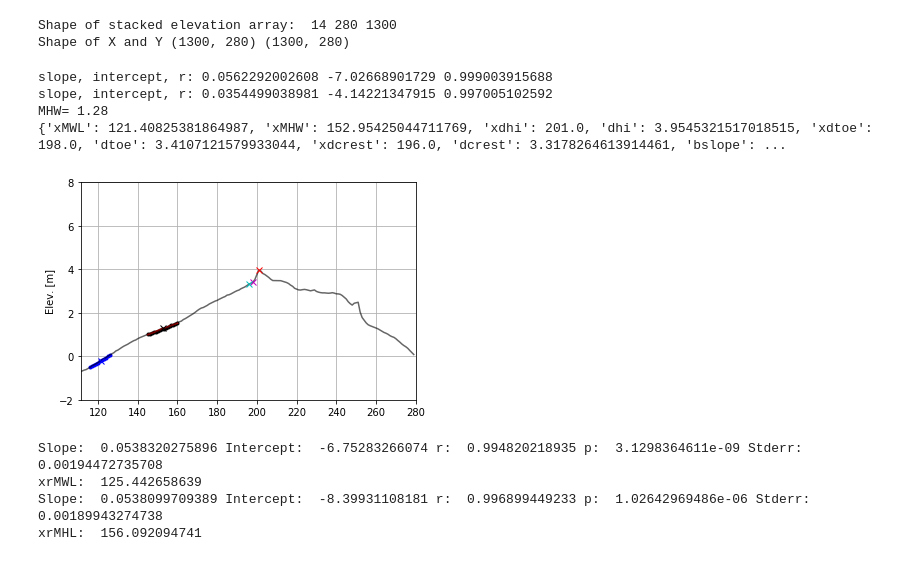
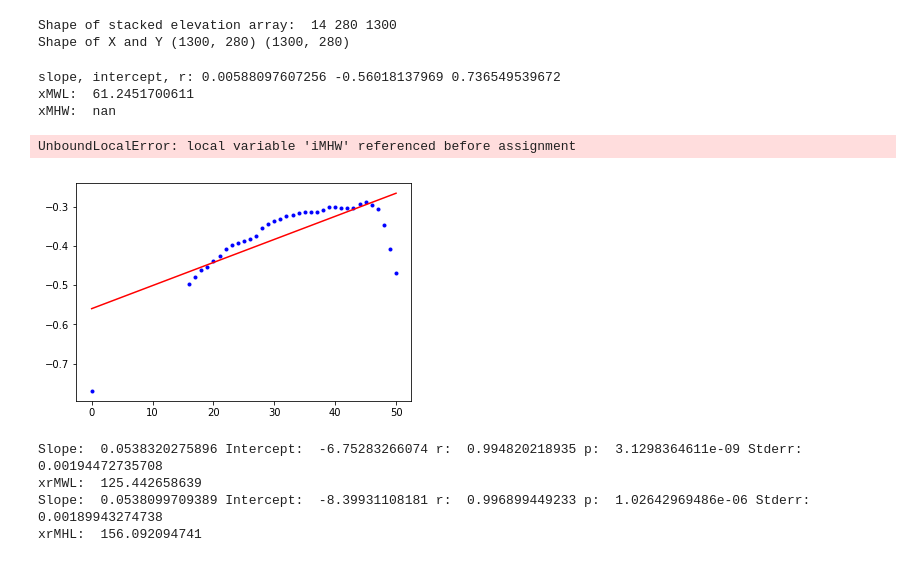
Before and after one commit to csherwood-usgs/Raster_calcs, a Jupyter notebook: Sandwich_profiles_from_xarray.ipynb, the cells around one changed output. Cells and saved outputs as stored; diff of their text form; code cells hidden in the pictures.

```diff
--- a/Sandwich_profiles_from_xarray.ipynb
+++ b/Sandwich_profiles_from_xarray.ipynb
@@ -115,37 +126,37 @@ def pmetrics(x, y, z, MWL, MHW):
 # %%
 # cross-shore coordinates are positive toward ocean...flip them around
-iy = 580
+iy = 10
 MWL=-0.2
 MHW=1.28
-z = np.flip( da[3,iy,:].values, 0 )
+z = np.flip( da[2,iy,:].values, 0 )
 x = np.flip( da.coords['Cross-shore'].values, 0)
 # reverse x-axis direction...now starts some arbitrary distance offshore
 xr = np.max(x)-x
 m = pmetrics(xr,iy,z,MWL,MHW)
 print(m)
 
 xmin = m['xMWL']-10
 xmax = 280
 cmap = 'coolwarm'
 
 plt.plot(xr, z, '-k', alpha = .6)
 plt.plot(m['xdhi'],m['dhi'],'xr')
 plt.plot(m['xdtoe'],m['dtoe'],'xm')
 plt.plot(m['xdcrest'],m['dcrest'],'xc')
 
 plt.plot(m['xMWL'],MWL,'xb')
 plt.plot(m['xMHW'],MHW,'xk')
 
 plt.ylim((-2,8))
 plt.xlim((xmin,xmax))
 plt.ylabel('Elev. [m]')
 plt.grid(True)
 # %% [output]
-slope, intercept, r: 0.0562292002608 -7.02668901729 0.999003915688
-slope, intercept, r: 0.0354499038981 -4.14221347915 0.997005102592
-MHW= 1.28
-{'xMWL': 121.40825381864987, 'xMHW': 152.95425044711769, 'xdhi': 201.0, 'dhi': 3.9545321517018515, 'xdtoe': 198.0, 'dtoe': 3.4107121579933044, 'xdcrest': 196.0, 'dcrest': 3.3178264613914461, 'bslope': ...
+slope, intercept, r: 0.00588097607256 -0.56018137969 0.736549539672
+xMWL:  61.2451700611
+xMHW:  nan
+UnboundLocalError: local variable 'iMHW' referenced before assignment
-[figure, old version]
+[figure, new version]
 # %%
 axarr[1].plot(xr, dzf,'-k')
 axarr[1].plot(xr, fdz,'-b')
```
Also changed, not shown: parts of 1 cell of this notebook, 1 other file.
